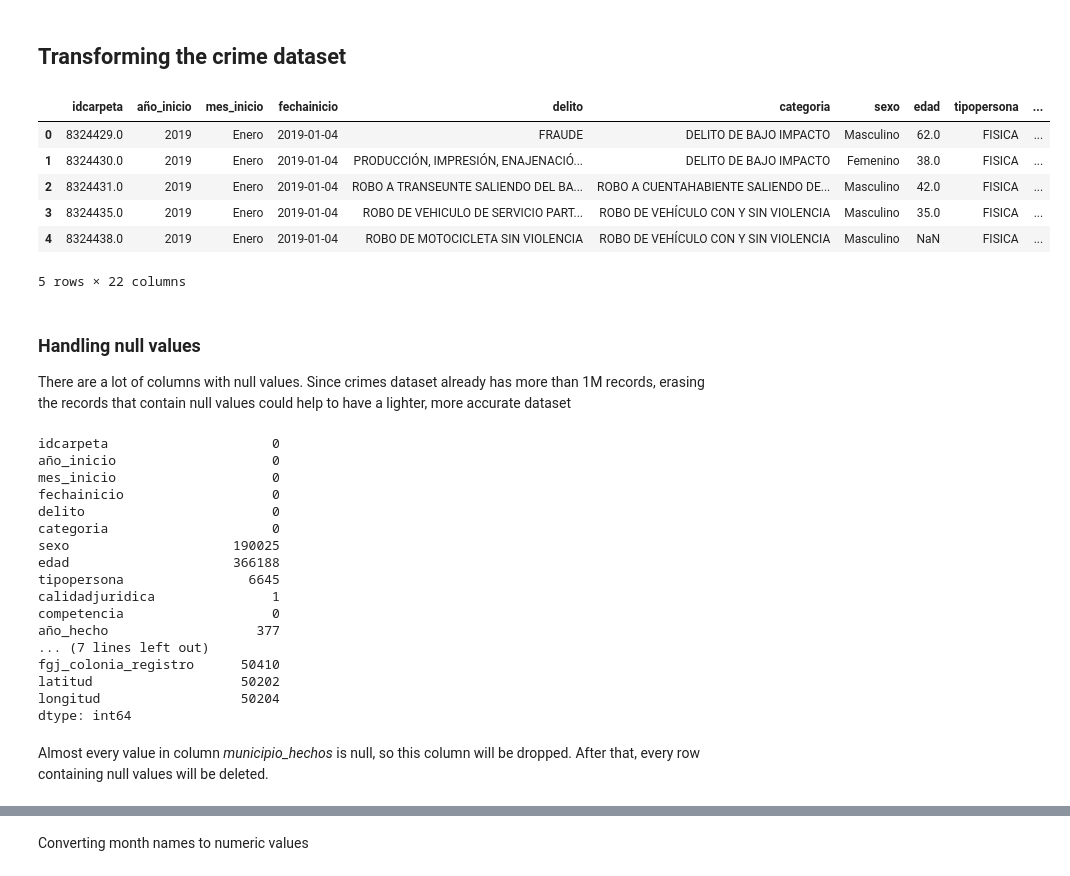
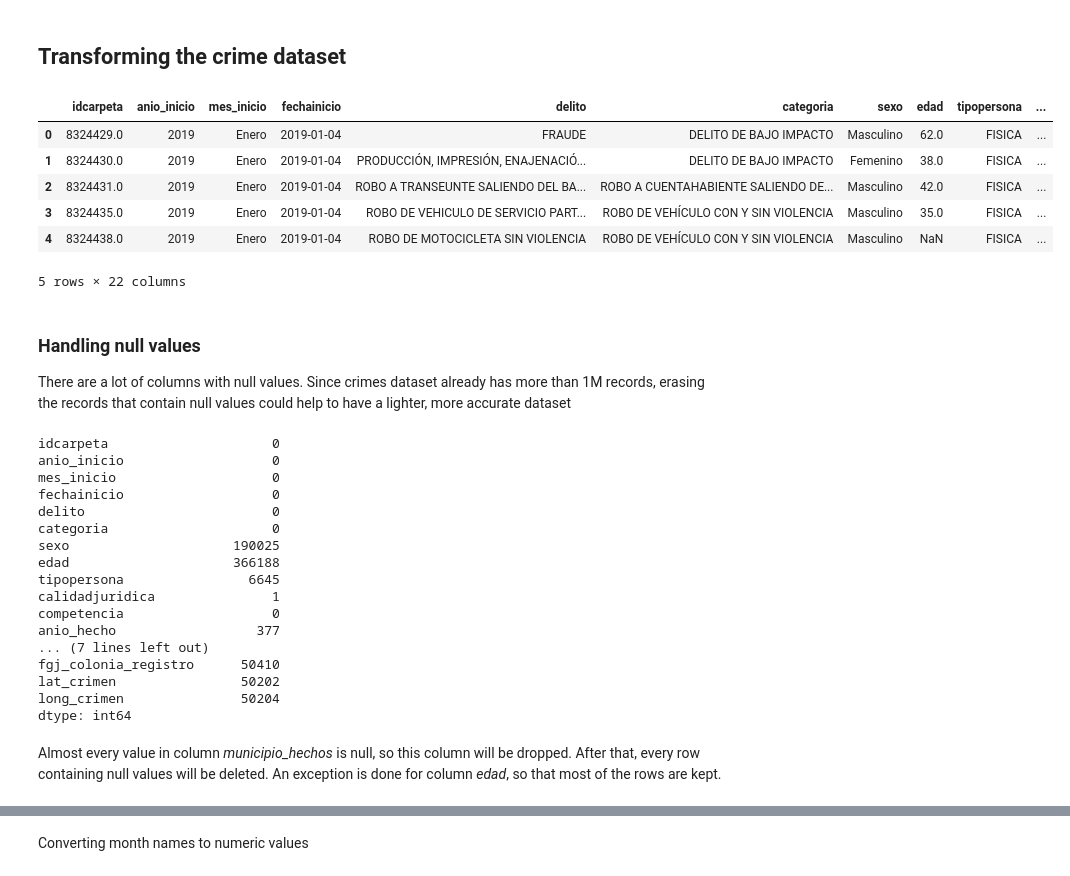
Before and after one commit to marcocasillas91/sdc-security, a Jupyter notebook: notebooks/1_first_datalake.ipynb, the cells around one changed output, grey strips where cells are left out. Cells and saved outputs as stored; diff of their text form; code cells hidden in the pictures.

```diff
--- a/notebooks/1_first_datalake.ipynb
+++ b/notebooks/1_first_datalake.ipynb
@@ -31,11 +31,14 @@ crimes_raw.head()
 # %% [markdown]
 ## Transforming the crime dataset
 # %%
-#Change column names to lowercase
+#Change column names
 crimes_raw.rename(columns = lambda x : x.lower() , inplace = True)
+crimes_raw.columns = crimes_raw.columns.str.replace('ñ', 'ni')
+crimes_raw.rename(columns = {"latitud":"lat_crimen", "longitud":"long_crimen"} , inplace = True)
+
 crimes_raw.head()
 # %% [output]
-|  | idcarpeta | año_inicio | mes_inicio | fechainicio | delito | categoria | sexo | edad | tipopersona | ... |
+|  | idcarpeta | anio_inicio | mes_inicio | fechainicio | delito | categoria | sexo | edad | tipopersona | ... |
 | 0 | 8324429.0 | 2019 | Enero | 2019-01-04 | FRAUDE | DELITO DE BAJO IMPACTO | Masculino | 62.0 | FISICA | ... |
 | 1 | 8324430.0 | 2019 | Enero | 2019-01-04 | PRODUCCIÓN, IMPRESIÓN, ENAJENACIÓ... | DELITO DE BAJO IMPACTO | Femenino | 38.0 | FISICA | ... |
 | 2 | 8324431.0 | 2019 | Enero | 2019-01-04 | ROBO A TRANSEUNTE SALIENDO DEL BA... | ROBO A CUENTAHABIENTE SALIENDO DE... | Masculino | 42.0 | FISICA | ... |
@@ -51,7 +54,7 @@ null_counts = crimes_raw.isnull().sum()
 print(null_counts)
 # %% [output]
 idcarpeta                     0
-año_inicio                    0
+anio_inicio                   0
 mes_inicio                    0
 fechainicio                   0
 delito                        0
@@ -61,14 +64,14 @@ edad                     366188
 tipopersona                6645
 calidadjuridica               1
 competencia                   0
-año_hecho                   377
+anio_hecho                  377
 ... (7 lines left out)
 fgj_colonia_registro      50410
-latitud                   50202
-longitud                  50204
+lat_crimen                50202
+long_crimen               50204
 dtype: int64
 # %% [markdown]
-Almost every value in column *municipio_hechos* is null, so this column will be dropped. After that, every row containing null values will be deleted.
+Almost every value in column *municipio_hechos* is null, so this column will be dropped. After that, every row containing null values will be deleted. An exception is done for column *edad*, so that most of the rows are kept.
 # %%
 del crimes_raw['municipio_hechos']
 # %%
```
Also changed, not shown: parts of 29 cells of this notebook.
